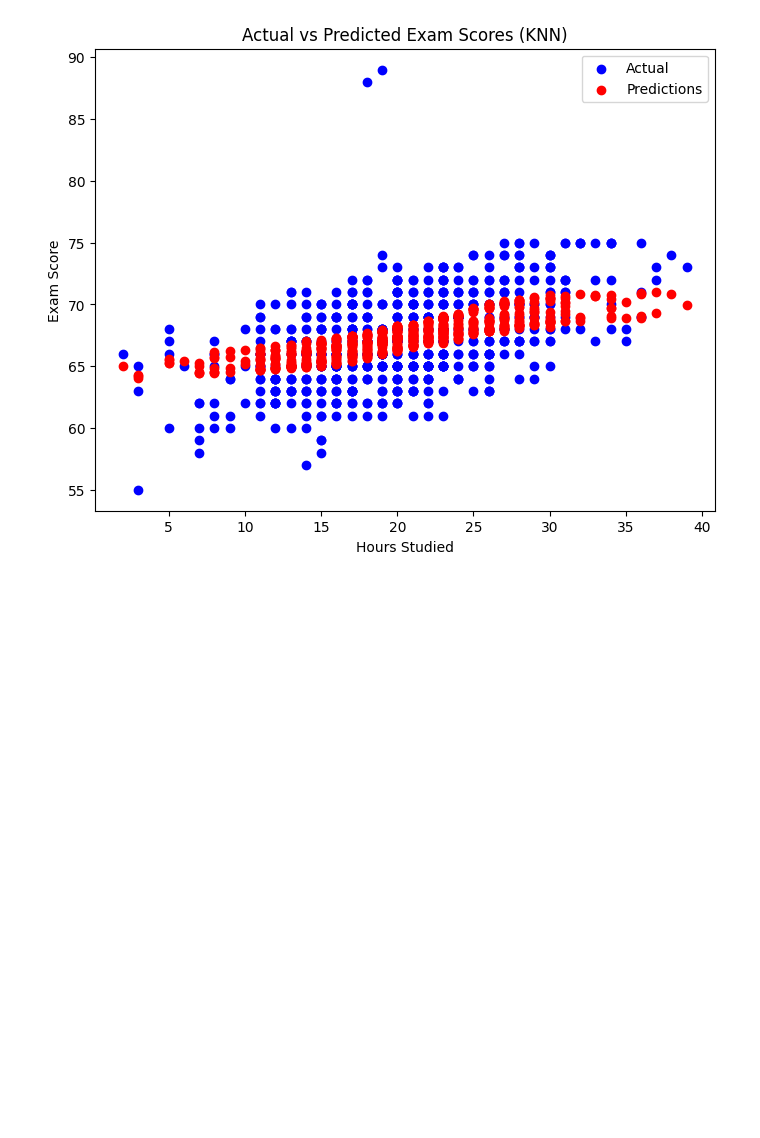
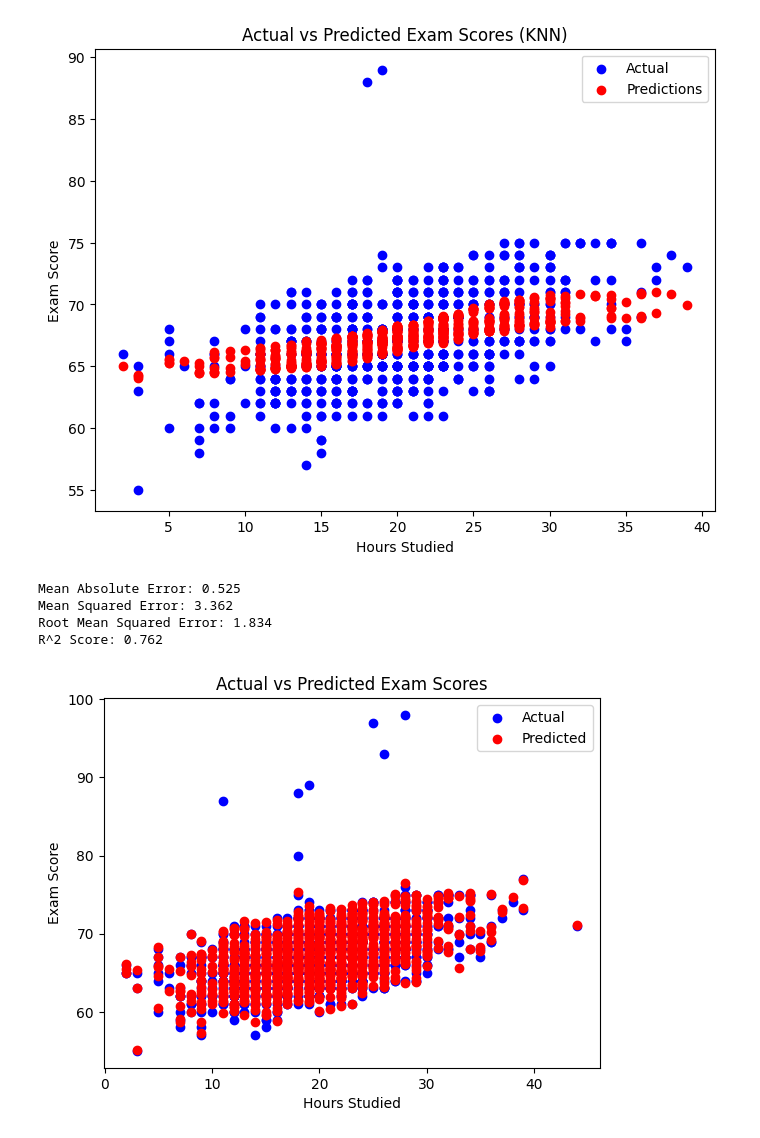
Before and after one commit to RishiSharmapro/Machine-Learning, a Jupyter notebook: scikit learn/supervised learning/Models/student-marks_linear-regression-vs-knn-regressor.ipynb, the cells around one changed output. Drawn from its saved outputs; the diff is of its cells as text; code cells hidden in the pictures; blank space fills up the shorter version.

Commit message:
created ML Model using LR and KNN Regressor

```diff
--- a/scikit learn/supervised learning/Models/student_marks_prediction.ipynb
+++ b/scikit learn/supervised learning/Models/student-marks_linear-regression-vs-knn-regressor.ipynb
@@ -116,3 +152,63 @@ Mean Squared Error: 9.985
 Root Mean Squared Error: 3.160
 R^2 Score: 0.258
 [figure]
+# %%
+# Linear Regression Model - Using Multiple Features
+
+# Selecting numerical and categorical features
+numerical_features = ['Hours_Studied', 'Previous_Scores', 'Sleep_Hours', 'Attendance', 'Tutoring_Sessions', 'Physical_Activity']
+categorical_features = ['Parental_Involvement', 'Access_to_Resources', 'Extracurricular_Activities',
+                         'Motivation_Level', 'Internet_Access', 'Family_Income', 'Teacher_Quality',
+                           'Peer_Influence', 'Learning_Disabilities', 'Parental_Education_Level']
+
+X = data[numerical_features + categorical_features]
+y = data['Exam_Score']
+
+# Splitting the data
+X_train, X_test, y_train, y_test = train_test_split(X, y, test_size=0.2, random_state=42)
+
+# Preprocessing
+numerical_transformer = StandardScaler()
+categorical_transformer = OneHotEncoder(handle_unknown='ignore')
+
+preprocessor = ColumnTransformer(
+    transformers=[
+        ("num", numerical_transformer, numerical_features),
+        ("cat", categorical_transformer, categorical_features)
+    ]
+)
+
+model = Pipeline(steps=[
+    ("preprocessor", preprocessor),
+    ("regressor", LinearRegression())
+])
+
+model.fit(X_train, y_train)
+
+
+y_pred = model.predict(X_test)
+
+# Evaluation
+mae = mean_absolute_error(y_test, y_pred)
+mse = mean_squared_error(y_test, y_pred)
+rmse = np.sqrt(mse)
+r2 = r2_score(y_test, y_pred)
+print(f"Mean Absolute Error: {mae:.3f}")
+print(f"Mean Squared Error: {mse:.3f}")
+print(f"Root Mean Squared Error: {rmse:.3f}")
+print(f"R^2 Score: {r2:.3f}")
+
+# Scatter Plot + Regression Line
+plt.scatter(X_test['Hours_Studied'], y_test, color='blue', label='Actual')
+plt.scatter(X_test['Hours_Studied'], y_pred, color='red', label='Predicted')
+plt.xlabel('Hours Studied')
+plt.ylabel('Exam Score')
+plt.title('Actual vs Predicted Exam Scores')
+plt.legend()
+plt.show()
+# %% [output]
+Mean Absolute Error: 0.525
+Mean Squared Error: 3.362
+Root Mean Squared Error: 1.834
+R^2 Score: 0.762
+[figure, added]
```
Also changed, not shown: parts of 7 cells of this notebook.
